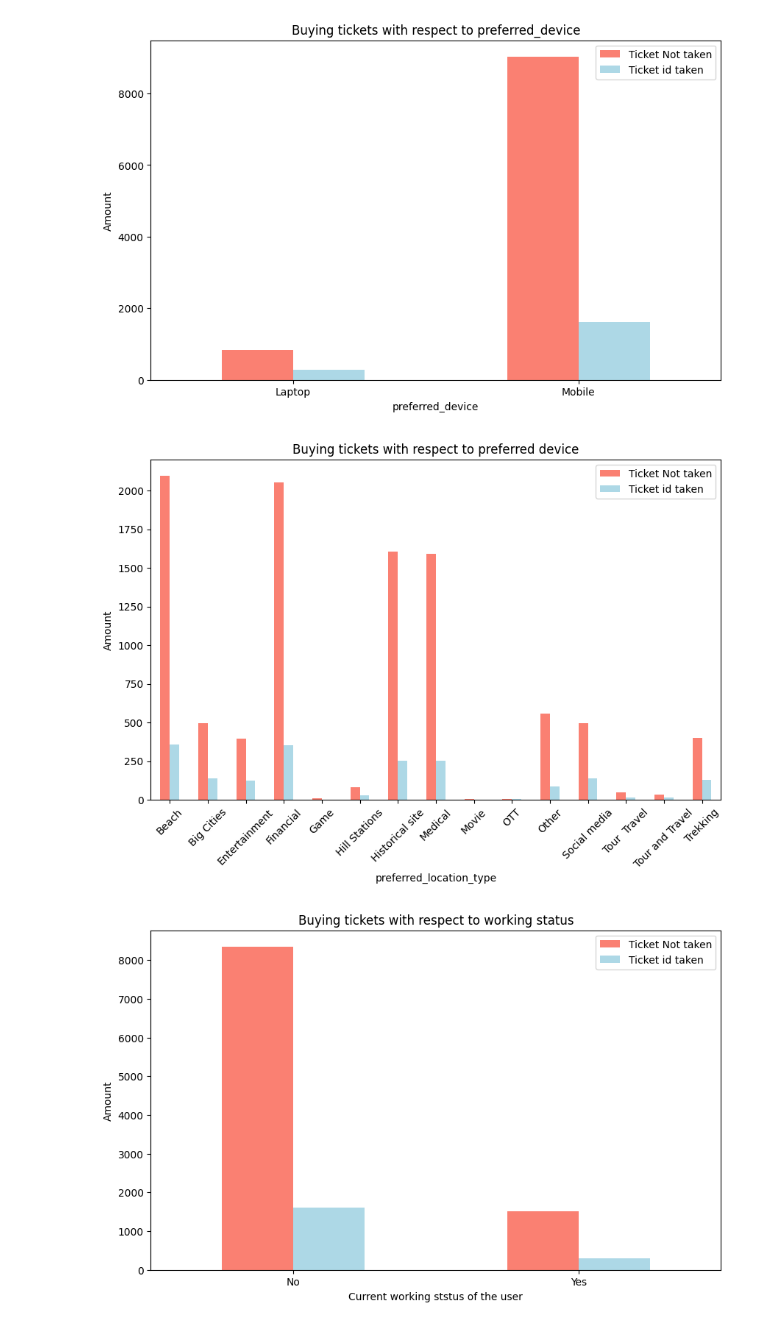
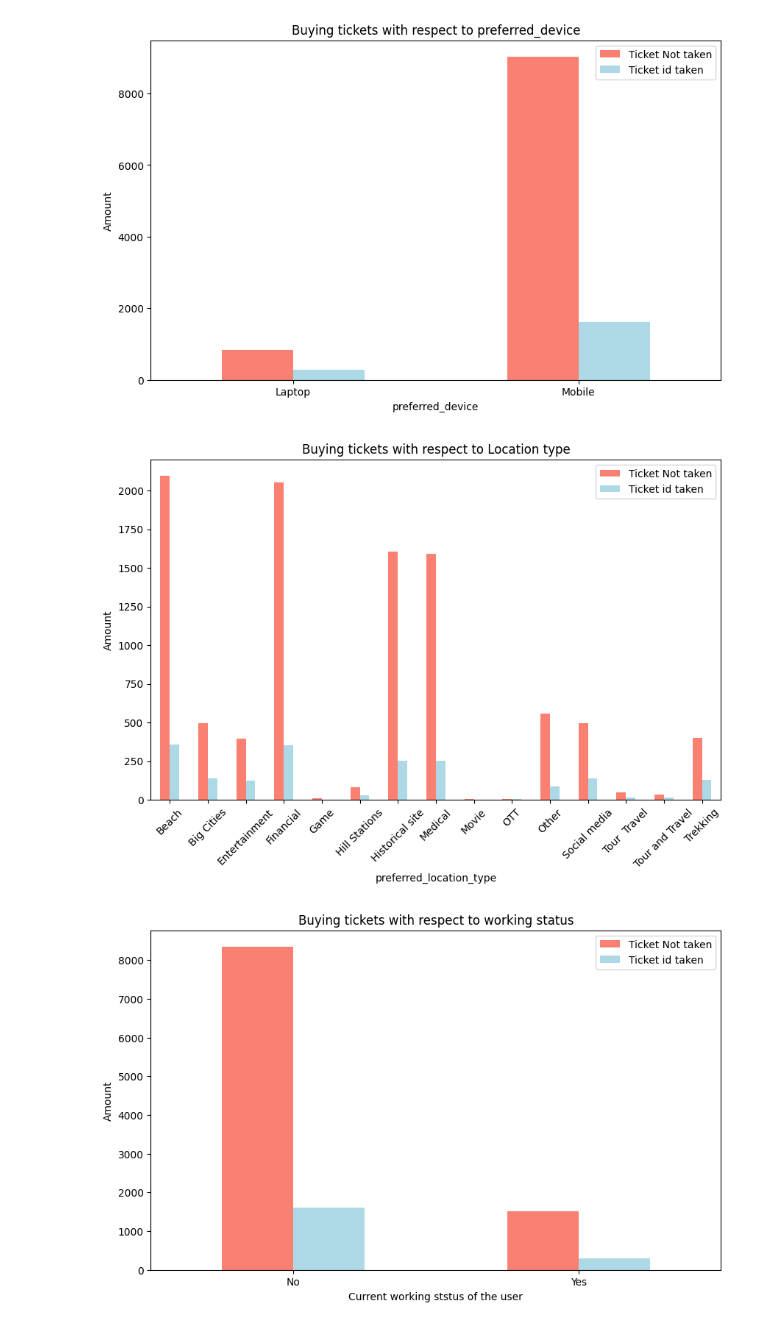
Before and after one commit to Hashith00/ML-Assignment, a Jupyter notebook: mlproject/Ml Project.ipynb, the cells around one changed output. Drawn from its saved outputs; the diff is of its cells as text; code cells hidden in the pictures.

```diff
--- a/mlproject/Ml Project.ipynb
+++ b/mlproject/Ml Project.ipynb
@@ -181,3 +181,11 @@ df['following_company_page'] = df['following_company_page'].replace(page_mapping
 df['following_company_page'].unique()
 # %% [output]
 array([ 1.,  0., nan])
+# %%
+# Change "member_in_family" column  "['Yes' 'No' 'Yeso' nan '1' '0']"to numeric data
+page_mapping= {0: 0,
+          1 : 1,
+          2 : 1,
+               3 : 1, }
+df['Adult_flag'] = df['Adult_flag'].replace(page_mapping)
+df['Adult_flag'].unique()
@@ -419,21 +429,21 @@ plt.xticks(rotation=0);
 # %%
 # Your existing code for creating the plot
 pd.crosstab(df.preferred_location_type, df.Taken_product).plot(kind='bar',
                                   figsize=(10,6),
                                   color=['salmon', 'lightblue'])
 
 # Add some communication
-plt.title("Buying tickets with respect to preferred device")
+plt.title("Buying tickets with respect to Location type")
 plt.xlabel("preferred_location_type")
 plt.ylabel("Amount")
 plt.legend(["Ticket Not taken", "Ticket id taken"])
 
 # Adjust the rotation angle of x-axis labels
 plt.xticks(rotation=45)
 # Show the plot
 plt.show()
 # %% [output]
-[figure, old version]
+[figure, new version]
 # %%
 pd.crosstab(df.working_flag, df.Taken_product).plot(kind='bar',
                                   figsize=(10,6),
```
Also changed, not shown: parts of 11 cells of this notebook.
